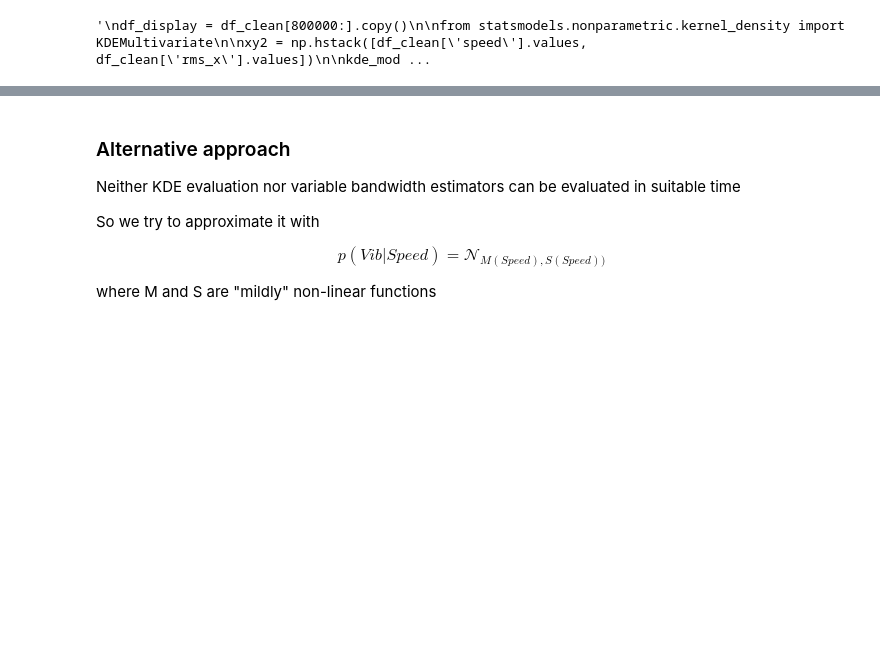
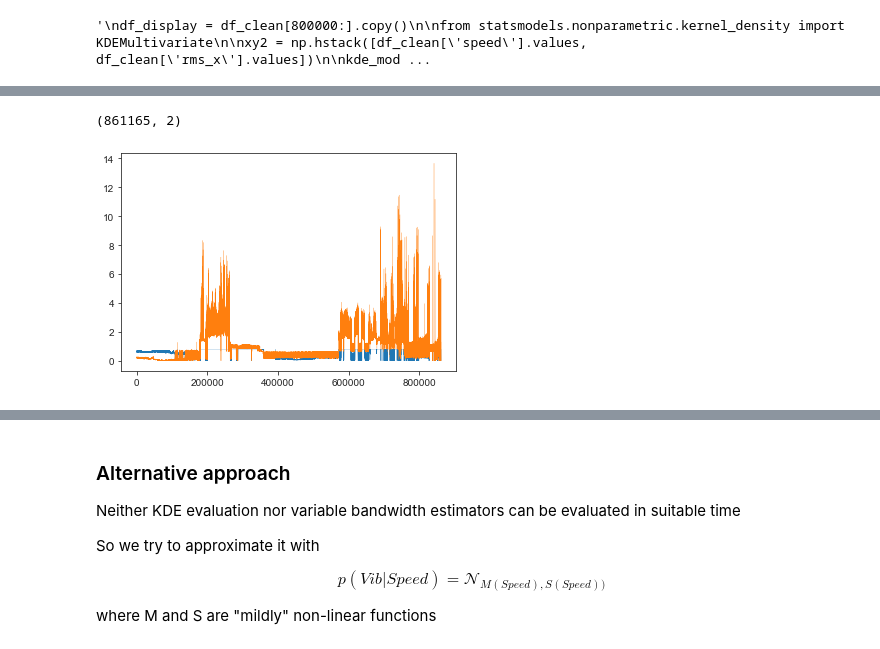
Before and after one commit to sedgewickmm18/notebooks-attic, a Jupyter notebook: PumpVibrationUseCaseInMoreDetail.ipynb, the cells around one changed output, grey strips where cells are left out. Cells and saved outputs as stored; diff of their text form; code cells hidden in the pictures; blank space fills up the shorter version.

```diff
--- a/PumpVibrationUseCaseInMoreDetail.ipynb
+++ b/PumpVibrationUseCaseInMoreDetail.ipynb
@@ -345,0 +370,19 @@ Text(0.5, 1.0, 'Anomalies in bright colors')
+# %%
+def ecdf(X):
+    ecdf = ECDF(X)
+    return ecdf(X)
+# %%
+#temp_win = skiutil.view_as_windows(df, window_shape=(6,), step=1)
+xy.shape
+# %% [output]
+(861165, 2)
+# %%
+# compute P({t < x}) and P({t < -x}) for each dimension according to the empirical CDF ()
+#
+left_log_univariate_cdfs = -1 * np.log(np.apply_along_axis(ecdf, 0, xy))
+right_log_univariate_cdfs = -1 * np.log(np.apply_along_axis(ecdf, 0, -xy))
+# %%
+plt.plot(range(len(left_log_univariate_cdfs[:, 0])), left_log_univariate_cdfs[:,0], lw=0.2)
+plt.plot(range(len(left_log_univariate_cdfs[:, 1])), left_log_univariate_cdfs[:,1], lw=0.2);
+# %% [output]
+[figure, added]
```
Also changed, not shown: parts of 13 cells of this notebook.
